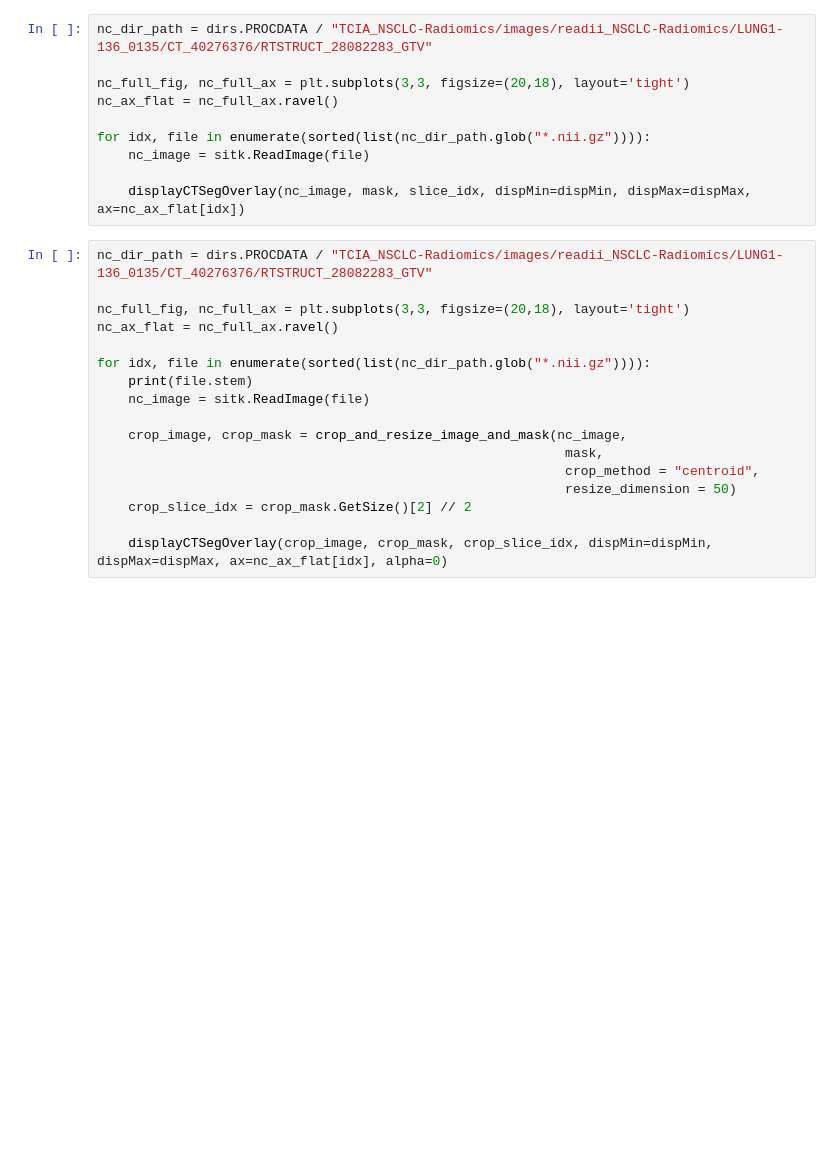
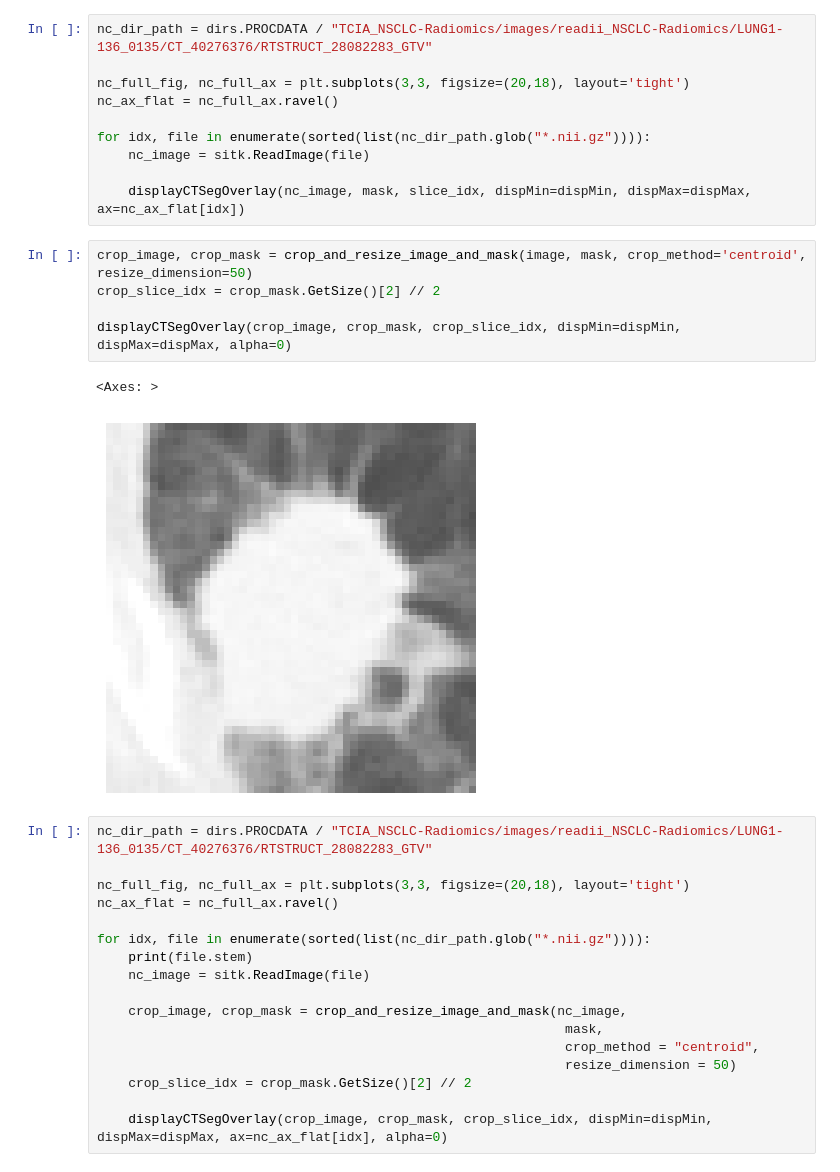
Before and after one commit to bhklab/readii_2_roqc, a Jupyter notebook: sandbox/visualization/make_cropped_image_mask_figures.ipynb, the cells around one changed output. Drawn from its saved outputs; the diff is of its cells as text; blank space fills up the shorter version.

```diff
--- a/sandbox/visualization/make_cropped_image_mask_figures.ipynb
+++ b/sandbox/visualization/make_cropped_image_mask_figures.ipynb
@@ -147,6 +147,14 @@ for idx, file in enumerate(sorted(list(nc_dir_path.glob("*.nii.gz")))):
     nc_image = sitk.ReadImage(file)
 
     displayCTSegOverlay(nc_image, mask, slice_idx, dispMin=dispMin, dispMax=dispMax, ax=nc_ax_flat[idx])
+# %%
+crop_image, crop_mask = crop_and_resize_image_and_mask(image, mask, crop_method='centroid', resize_dimension=50)
+crop_slice_idx = crop_mask.GetSize()[2] // 2
+
+displayCTSegOverlay(crop_image, crop_mask, crop_slice_idx, dispMin=dispMin, dispMax=dispMax, alpha=0)
+# %% [output]
+<Axes: >
+[figure, added]
 # %%
 nc_dir_path = dirs.PROCDATA / "TCIA_NSCLC-Radiomics/images/readii_NSCLC-Radiomics/LUNG1-136_0135/CT_40276376/RTSTRUCT_28082283_GTV"
 
```
Also changed, not shown: parts of 2 cells of this notebook.
